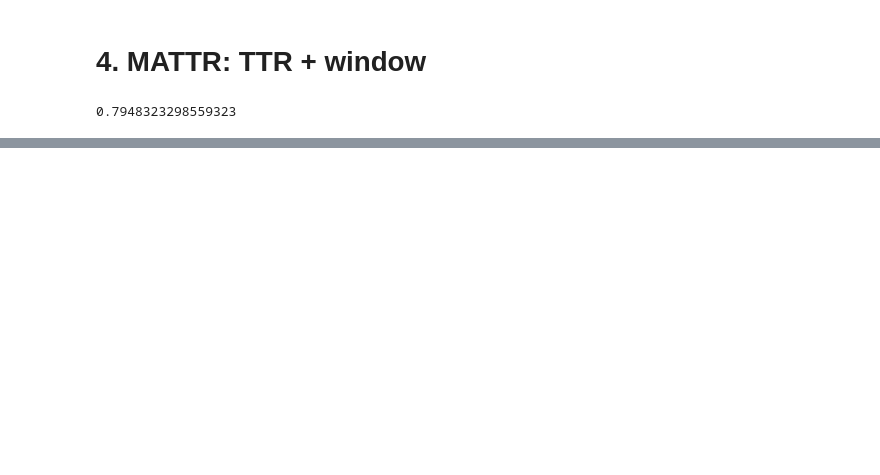
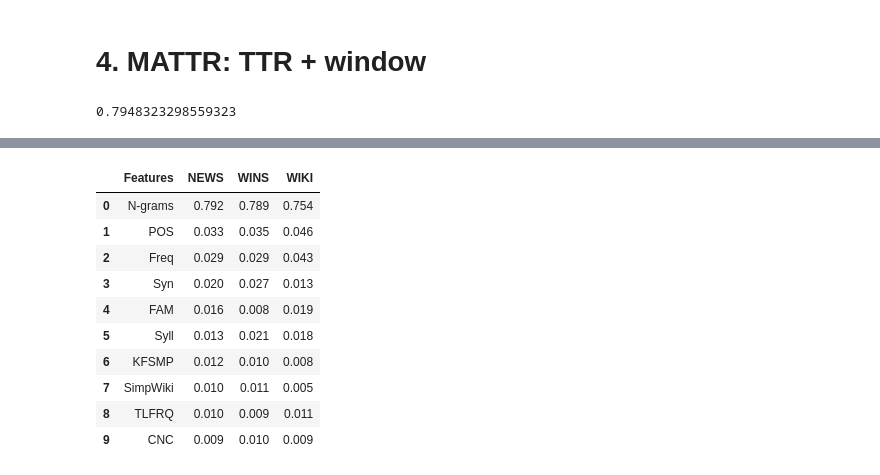
Before and after one commit to Otnielush/Complexity_analisys, a Jupyter notebook: morphological_complexity_measures.ipynb, the cells around one changed output, grey strips where cells are left out. Drawn from its saved outputs; the diff is of its cells as text; code cells hidden in the pictures; blank space fills up the shorter version.

```diff
--- a/morphological_complexity_measures.ipynb
+++ b/morphological_complexity_measures.ipynb
@@ -374,0 +384,25 @@ MATTR(' '.join(T), 500)
+# %%
+table = pd.DataFrame([x.split(' ') for x in
+'''N-grams 0.792 0.789 0.754
+POS 0.033 0.035 0.046
+Freq 0.029 0.029 0.043
+Syn 0.020 0.027 0.013
+FAM 0.016 0.008 0.019
+Syll 0.013 0.021 0.018
+KFSMP 0.012 0.010 0.008
+SimpWiki 0.010 0.011 0.005
+TLFRQ 0.010 0.009 0.011
+CNC 0.009 0.010 0.009'''.split('\n')], columns= [x for x in 'Features NEWS WINS WIKI'.split(' ')])
+table
+# %% [output]
+|  | Features | NEWS | WINS | WIKI |
+| 0 | N-grams | 0.792 | 0.789 | 0.754 |
+| 1 | POS | 0.033 | 0.035 | 0.046 |
+| 2 | Freq | 0.029 | 0.029 | 0.043 |
+| 3 | Syn | 0.020 | 0.027 | 0.013 |
+| 4 | FAM | 0.016 | 0.008 | 0.019 |
+| 5 | Syll | 0.013 | 0.021 | 0.018 |
+| 6 | KFSMP | 0.012 | 0.010 | 0.008 |
+| 7 | SimpWiki | 0.010 | 0.011 | 0.005 |
+| 8 | TLFRQ | 0.010 | 0.009 | 0.011 |
+| 9 | CNC | 0.009 | 0.010 | 0.009 |
```
Also changed, not shown: parts of 10 cells of this notebook, 3 other files.
